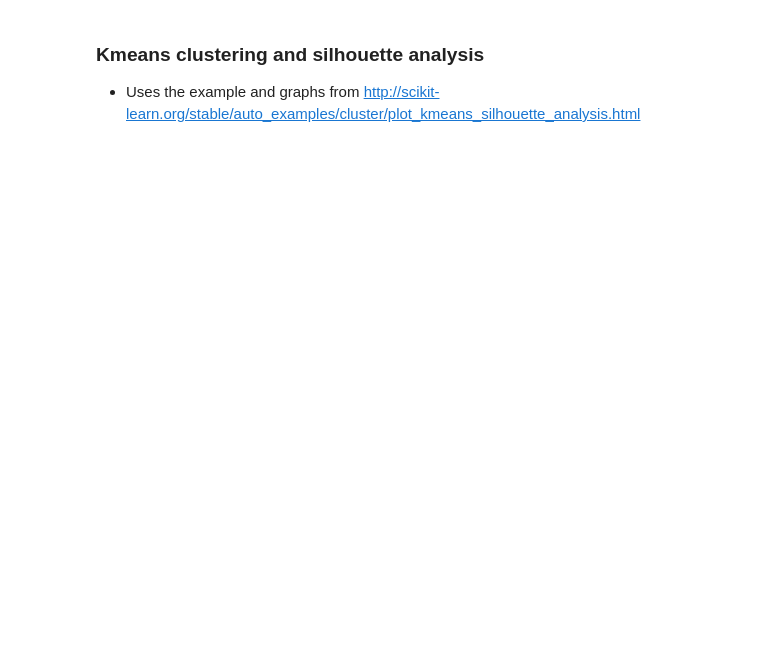
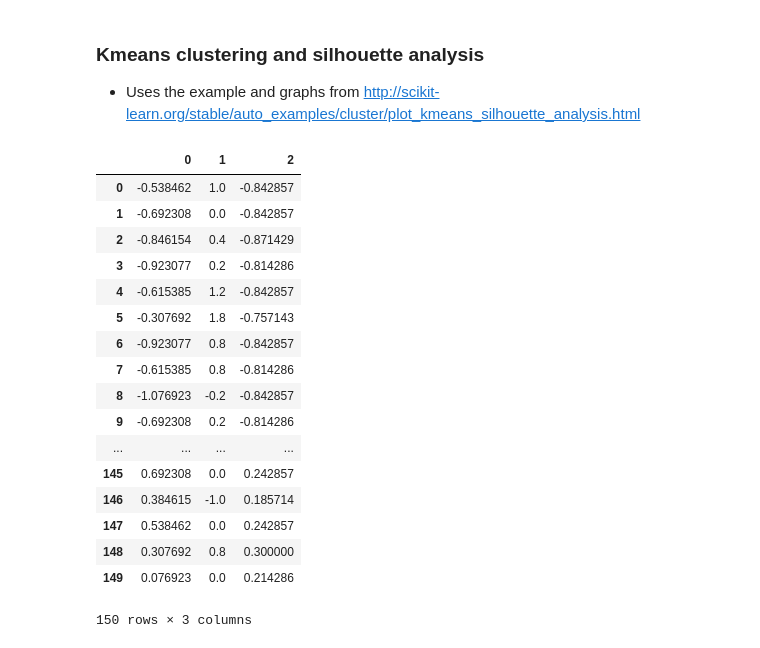
Before and after one commit to amandalouparker/resources, a Jupyter notebook: Find_optimal_number_of_clusters.ipynb, the cells around one changed output. Drawn from its saved outputs; the diff is of its cells as text; code cells hidden in the pictures; blank space fills up the shorter version.

```diff
--- a/Find_optimal_number_of_clusters.ipynb
+++ b/Find_optimal_number_of_clusters.ipynb
@@ -18,6 +24,26 @@ df_normalized = pd.DataFrame(x_scaled, columns=ndf.columns, index=ndf.index)
 # %%
 #### CHOOSE YOUR X and Y columsn from your data frame
 X = df_normalized # put your X columns (features) here
+X
+# %% [output]
+|  | 0 | 1 | 2 |
+| 0 | -0.538462 | 1.0 | -0.842857 |
+| 1 | -0.692308 | 0.0 | -0.842857 |
+| 2 | -0.846154 | 0.4 | -0.871429 |
+| 3 | -0.923077 | 0.2 | -0.814286 |
+| 4 | -0.615385 | 1.2 | -0.842857 |
+| 5 | -0.307692 | 1.8 | -0.757143 |
+| 6 | -0.923077 | 0.8 | -0.842857 |
+| 7 | -0.615385 | 0.8 | -0.814286 |
+| 8 | -1.076923 | -0.2 | -0.842857 |
+| 9 | -0.692308 | 0.2 | -0.814286 |
+| ... | ... | ... | ... |
+| 145 | 0.692308 | 0.0 | 0.242857 |
+| 146 | 0.384615 | -1.0 | 0.185714 |
+| 147 | 0.538462 | 0.0 | 0.242857 |
+| 148 | 0.307692 | 0.8 | 0.300000 |
+| 149 | 0.076923 | 0.0 | 0.214286 |
+150 rows × 3 columns
 # %%
 # Perform silhouette test to find best cluster number
 # running this cell will output a number of graphs
```
Also changed, not shown: parts of 5 cells of this notebook.
